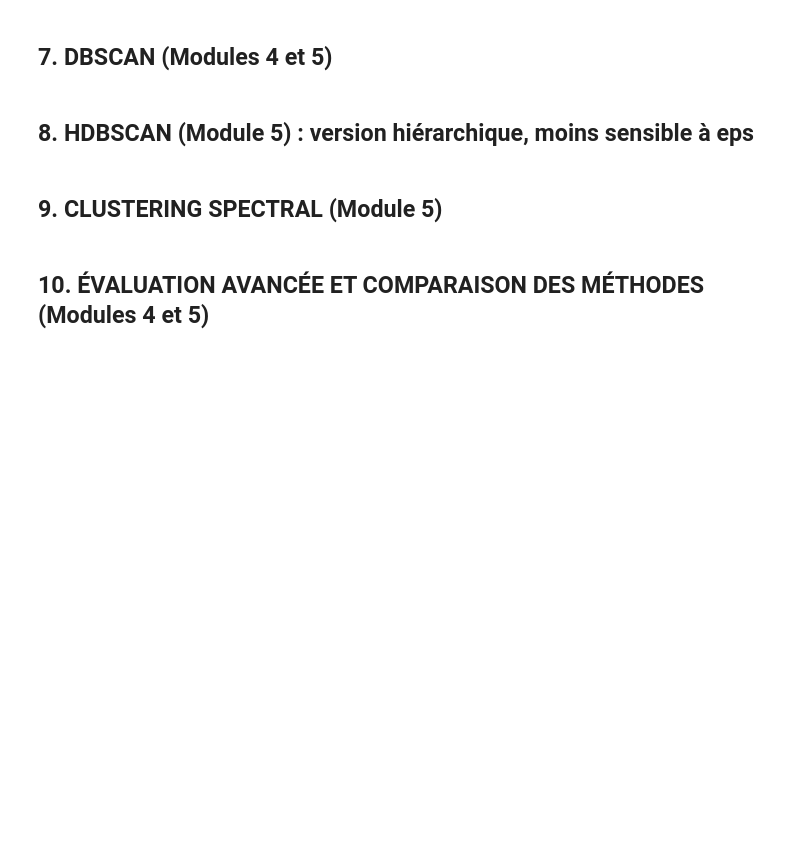
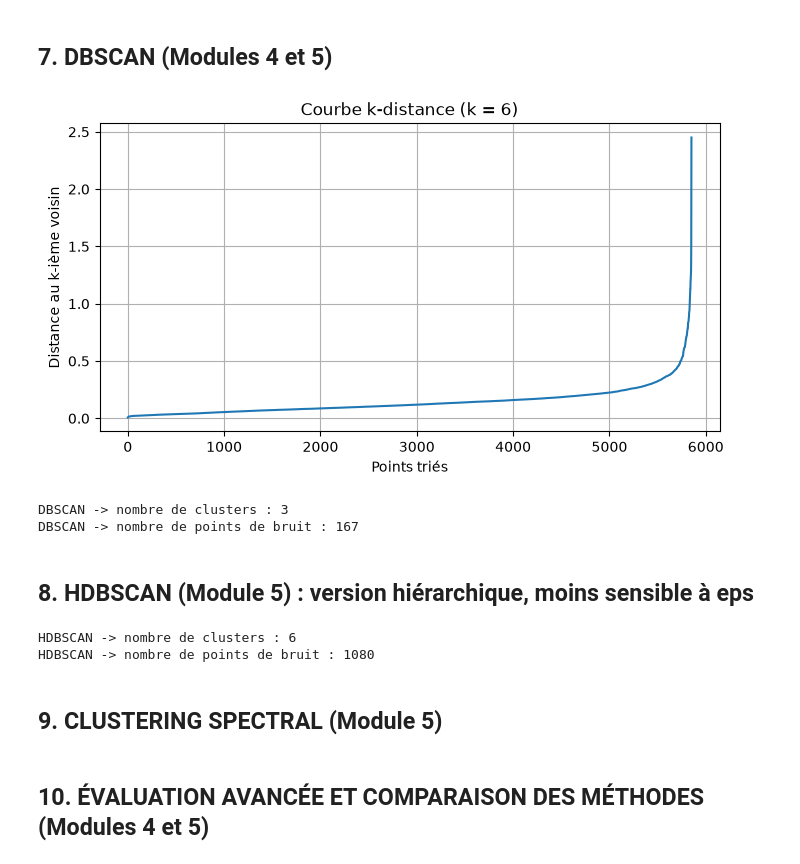
Before and after one commit to oeudiredoli-dev/online-retail-customer-segmentation, a Jupyter notebook: projet_online_retail.ipynb, the cells around one changed output. Cells and saved outputs as stored; diff of their text form; code cells hidden in the pictures; blank space fills up the shorter version.

```diff
--- a/projet_online_retail.ipynb
+++ b/projet_online_retail.ipynb
@@ -227,41 +305,50 @@ labels_bisect = bisect.fit_predict(X_rfm)
 # %%
 # 7. DBSCAN (Modules 4 et 5)
 # -----------------------------------------------------------------------------
 # 7.1 Choix de minPts : règle du cours minPts ≈ 2 x dimension = 2 x 3 = 6
 MIN_PTS = 6
 
 # 7.2 Choix de eps : courbe k-distance (distance au k-ième voisin, triée).
 #     On repère le "coude" de la courbe.
 voisins = NearestNeighbors(n_neighbors=MIN_PTS)
 voisins.fit(X_rfm)
 distances, indices = voisins.kneighbors(X_rfm)
 distances_k = np.sort(distances[:, MIN_PTS - 1])
 
 plt.figure(figsize=(8, 4))
 plt.plot(distances_k)
 plt.title(f"Courbe k-distance (k = {MIN_PTS})")
 plt.xlabel("Points triés")
 plt.ylabel("Distance au k-ième voisin")
 plt.grid(True)
 plt.savefig("figures/04_courbe_k_distance.png")
 plt.show()
 
 # Valeur lue au coude de la courbe
 EPS = 0.35
 
-dbscan = DBSCAN(eps=EPS, min_samples=MIN_PTS)
-labels_dbscan = dbscan.fit_predict(X_rfm)
+dbscan = Pipeline([("scaler", StandardScaler()),
+                   ("modele", DBSCAN(eps=EPS, min_samples=MIN_PTS))])
+labels_dbscan = dbscan.fit_predict(rfm_log)
 print("\nDBSCAN -> nombre de clusters :", len(set(labels_dbscan)) - (1 if -1 in labels_dbscan else 0))
 print("DBSCAN -> nombre de points de bruit :", (labels_dbscan == -1).sum())
+# %% [output]
+[figure, added]
+DBSCAN -> nombre de clusters : 3
+DBSCAN -> nombre de points de bruit : 167
 # %% [markdown]
 ## 8. HDBSCAN (Module 5) : version hiérarchique, moins sensible à eps
 # %%
 # 8. HDBSCAN (Module 5) : version hiérarchique, moins sensible à eps
 # -----------------------------------------------------------------------------
-hdbscan = HDBSCAN(min_cluster_size=50, min_samples=MIN_PTS)
-labels_hdbscan = hdbscan.fit_predict(X_rfm)
+hdbscan = Pipeline([("scaler", StandardScaler()),
+                    ("modele", HDBSCAN(min_cluster_size=50, min_samples=MIN_PTS))])
+labels_hdbscan = hdbscan.fit_predict(rfm_log)
 print("\nHDBSCAN -> nombre de clusters :", len(set(labels_hdbscan)) - (1 if -1 in labels_hdbscan else 0))
 print("HDBSCAN -> nombre de points de bruit :", (labels_hdbscan == -1).sum())
+# %% [output]
+HDBSCAN -> nombre de clusters : 6
+HDBSCAN -> nombre de points de bruit : 1080
 # %% [markdown]
 ## 9. CLUSTERING SPECTRAL (Module 5)
 # %%
```
Also changed, not shown: parts of 24 cells of this notebook, 1 other file.
